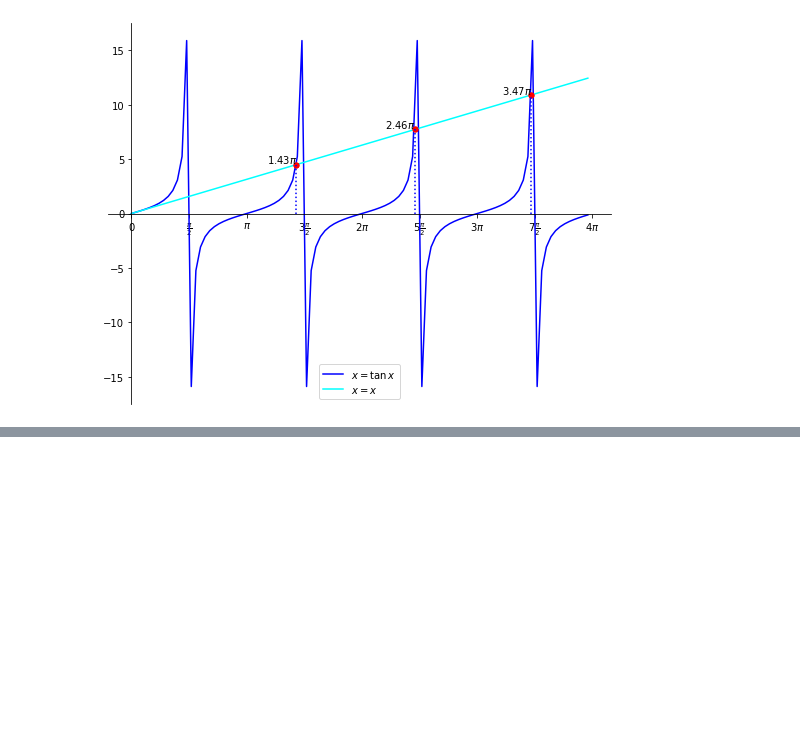
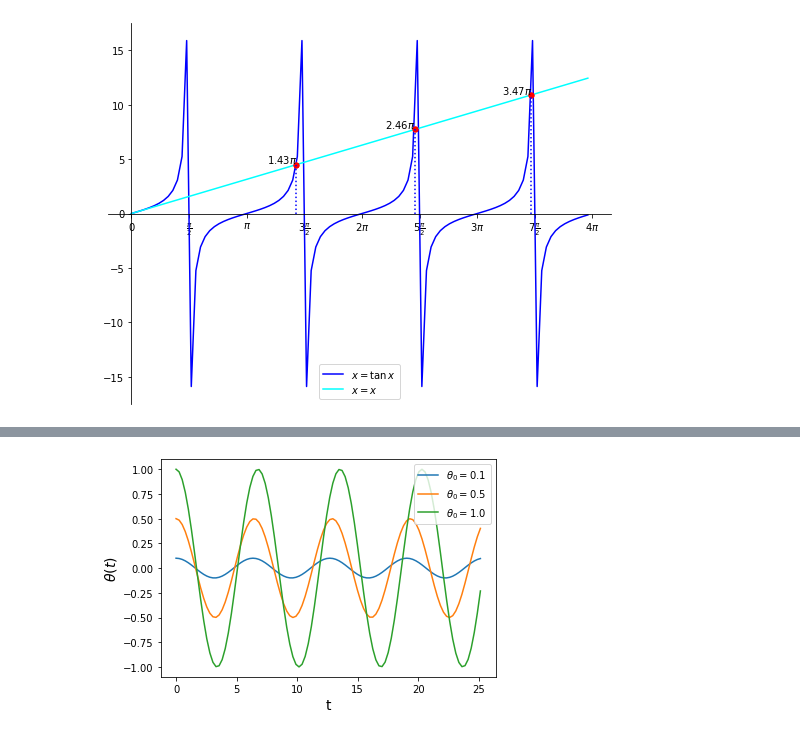
Before and after one commit to SubirSarkar2021/compulab.github.io, a Jupyter notebook: build/.doctrees/nbsphinx/sem1(1).ipynb, the cells around one changed output, grey strips where cells are left out. Cells and saved outputs as stored; diff of their text form; code cells hidden in the pictures; blank space fills up the shorter version.

```diff
--- a/build/.doctrees/nbsphinx/sem1(1).ipynb
+++ b/build/.doctrees/nbsphinx/sem1(1).ipynb
@@ -508,0 +589,40 @@ plt.show()
+# %%
+t = np.linspace(0, 8*np.pi, 100)
+dt   = (t[-1] - t[0])/len(t)
+
+z = np.zeros([len(t), 2])       # to store the values
+                                # of theta and omega
+
+
+def model(z, t):
+    theta, omega = z
+    dtheta_dt = omega
+    domega_dt = -np.sin(theta)
+    dz_dt     = np.array([dtheta_dt, domega_dt])
+    return dz_dt
+
+def rk4(z, t):
+    k1 = model(z, t)
+    k2 = model(z + k1*dt/2, t + dt/2)
+    k3 = model(z + k2*dt/2, t + dt/2)
+    k4 = model(z + k3*dt, t + dt)
+    z  = z + (1/6)*(k1 +2*(k2 + k3) + k4)*dt
+    return z
+
+for theta0 in [0.1, 0.5, 1.0]:
+    omega0 = 0
+    z[0] = [theta0, omega0]   # initial state of oscillation
+
+    for i in range(len(t)-1):
+        z[i+1] = rk4(z[i], t[i])
+
+    theta, omega = z[:, 0], z[:, 1]
+
+    plt.plot(t, theta, label='$\\theta_0 = $'+str(theta0))
+
+plt.legend(loc= 'upper right')
+plt.xlabel('t', fontsize=14)
+plt.ylabel('$\\theta(t)$', fontsize=14)
+plt.show()
+# %% [output]
+[figure, added]
```
Also changed, not shown: parts of 11 cells of this notebook, 14 other files.
